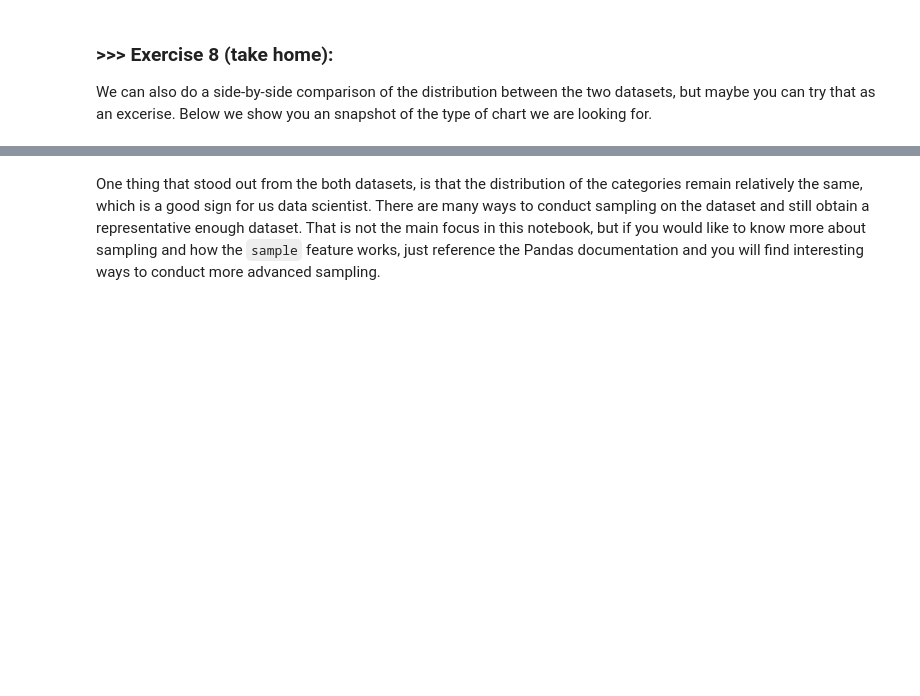
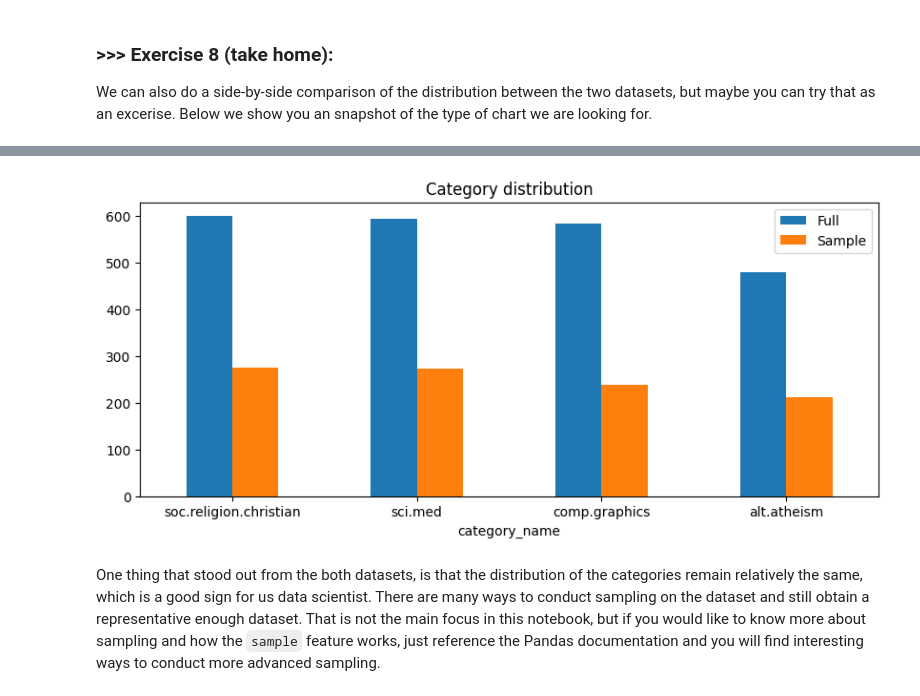
Before and after one commit to welly2140/DM2025-Lab1-Exercise, a Jupyter notebook: DM2025-Lab1-Master.ipynb, the cells around one changed output, grey strips where cells are left out. Cells and saved outputs as stored; diff of their text form; code cells hidden in the pictures; blank space fills up the shorter version.

```diff
--- a/DM2025-Lab1-Master.ipynb
+++ b/DM2025-Lab1-Master.ipynb
@@ -733,3 +814,18 @@ We can also do a side-by-side comparison of the distribution between the two dat
+# %%
+# Answer here
+full_counts = X.category_name.value_counts()
+sample_counts = X_sample.category_name.value_counts()
+
+df_compare = pd.DataFrame({
+    "Full": full_counts,
+    "Sample": sample_counts
+}).fillna(0)
+
+df_compare.plot(kind="bar", figsize=(10,4), rot=0)
+plt.title("Category distribution")
+plt.show()
+# %% [output]
+[figure, added]
 # %% [markdown]
 One thing that stood out from the both datasets, is that the distribution of the categories remain relatively the same, which is a good sign for us data scientist. There are many ways to conduct sampling on the dataset and still obtain a representative enough dataset. That is not the main focus in this notebook, but if you would like to know more about sampling and how the `sample` feature works, just reference the Pandas documentation and you will find interesting ways to conduct more advanced sampling.
 # %% [markdown]
```
Also changed, not shown: parts of 32 cells of this notebook.
